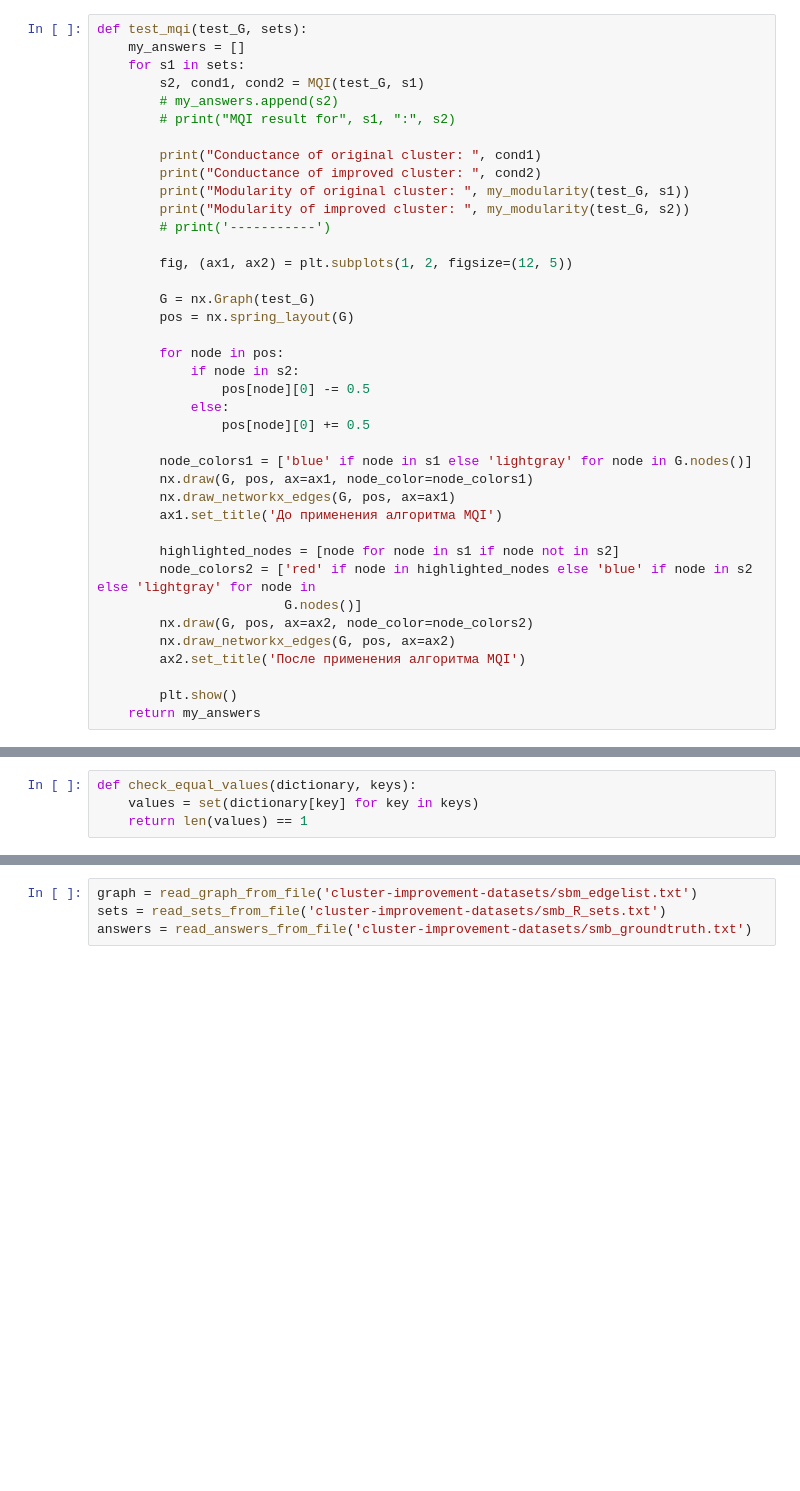
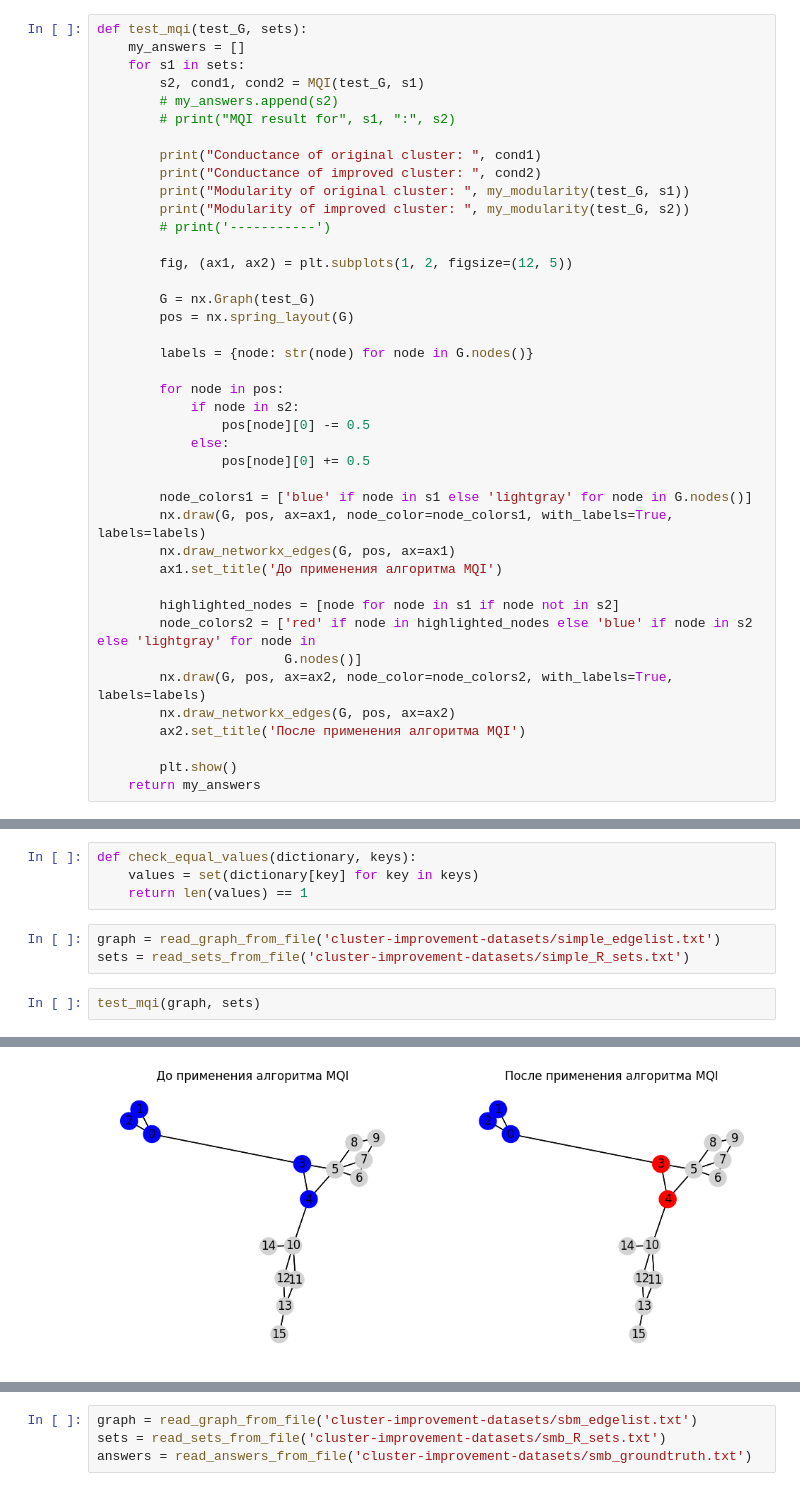
Before and after one commit to asavershin/graphs, a Jupyter notebook: test_cluster_datasets.ipynb, the cells around one changed output, grey strips where cells are left out. Cells and saved outputs as stored; diff of their text form; blank space fills up the shorter version.

Commit message:
Added simple dataset

```diff
--- a/test_cluster_datasets.ipynb
+++ b/test_cluster_datasets.ipynb
@@ -20,6 +20,8 @@ def test_mqi(test_G, sets):
         G = nx.Graph(test_G)
         pos = nx.spring_layout(G)
 
+        labels = {node: str(node) for node in G.nodes()}
+
         for node in pos:
             if node in s2:
                 pos[node][0] -= 0.5
@@ -27,14 +29,14 @@ def test_mqi(test_G, sets):
                 pos[node][0] += 0.5
 
         node_colors1 = ['blue' if node in s1 else 'lightgray' for node in G.nodes()]
-        nx.draw(G, pos, ax=ax1, node_color=node_colors1)
+        nx.draw(G, pos, ax=ax1, node_color=node_colors1, with_labels=True, labels=labels)
         nx.draw_networkx_edges(G, pos, ax=ax1)
         ax1.set_title('До применения алгоритма MQI')
 
         highlighted_nodes = [node for node in s1 if node not in s2]
         node_colors2 = ['red' if node in highlighted_nodes else 'blue' if node in s2 else 'lightgray' for node in
                         G.nodes()]
-        nx.draw(G, pos, ax=ax2, node_color=node_colors2)
+        nx.draw(G, pos, ax=ax2, node_color=node_colors2, with_labels=True, labels=labels)
         nx.draw_networkx_edges(G, pos, ax=ax2)
         ax2.set_title('После применения алгоритма MQI')
 
@@ -86,3 +88,9 @@ def read_answers_from_file(file_path):
 def check_equal_values(dictionary, keys):
     values = set(dictionary[key] for key in keys)
     return len(values) == 1
+# %%
+graph = read_graph_from_file('cluster-improvement-datasets/simple_edgelist.txt')
+sets = read_sets_from_file('cluster-improvement-datasets/simple_R_sets.txt')
+# %%
+test_mqi(graph, sets)
+# %% [output]
@@ -88,0 +101 @@ def check_equal_values(dictionary, keys):
+[figure, added]
```
Also changed, not shown: parts of 1 cell of this notebook, 2 other files.
